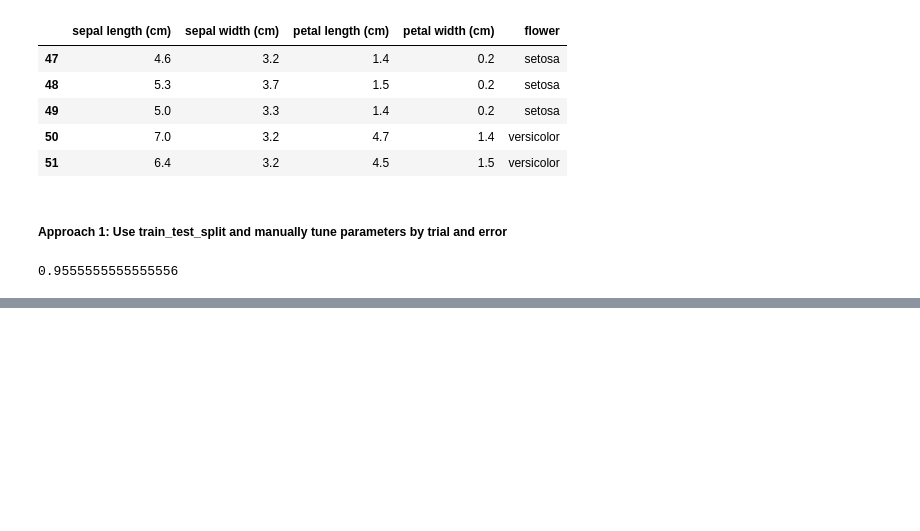
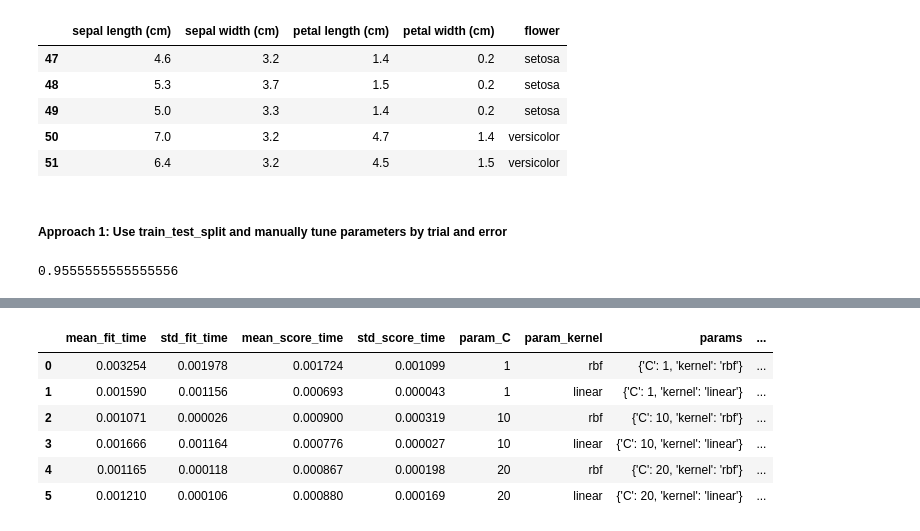
Before and after one commit to Bryankamanda/13-Hyper-parameter-Tuning-GridSearchCV-, a Jupyter notebook: Hyper parameter Tuning (GridSearchCV).ipynb, the cells around one changed output, grey strips where cells are left out. Cells and saved outputs as stored; diff of their text form; code cells hidden in the pictures; blank space fills up the shorter version.

Commit message:
parameter tuning

```diff
--- a/Hyper parameter Tuning (GridSearchCV).ipynb
+++ b/Hyper parameter Tuning (GridSearchCV).ipynb
@@ -37,0 +74,8 @@ cross_val_score(svm.SVC(kernel='linear',C=10,gamma='auto'),iris.data, iris.targe
+# %%
+from sklearn.model_selection import GridSearchCV
+clf = GridSearchCV(svm.SVC(gamma='auto'), {
+    'C': [1,10,20],
+    'kernel': ['rbf','linear']
+}, cv=5, return_train_score=False)
+clf.fit(iris.data, iris.target)
+clf.cv_results_
@@ -37,0 +100,11 @@ cross_val_score(svm.SVC(kernel='linear',C=10,gamma='auto'),iris.data, iris.targe
+# %%
+df = pd.DataFrame(clf.cv_results_)
+df
+# %% [output]
+|  | mean_fit_time | std_fit_time | mean_score_time | std_score_time | param_C | param_kernel | params | ... |
+| 0 | 0.003254 | 0.001978 | 0.001724 | 0.001099 | 1 | rbf | {'C': 1, 'kernel': 'rbf'} | ... |
+| 1 | 0.001590 | 0.001156 | 0.000693 | 0.000043 | 1 | linear | {'C': 1, 'kernel': 'linear'} | ... |
+| 2 | 0.001071 | 0.000026 | 0.000900 | 0.000319 | 10 | rbf | {'C': 10, 'kernel': 'rbf'} | ... |
+| 3 | 0.001666 | 0.001164 | 0.000776 | 0.000027 | 10 | linear | {'C': 10, 'kernel': 'linear'} | ... |
+| 4 | 0.001165 | 0.000118 | 0.000867 | 0.000198 | 20 | rbf | {'C': 20, 'kernel': 'rbf'} | ... |
+| 5 | 0.001210 | 0.000106 | 0.000880 | 0.000169 | 20 | linear | {'C': 20, 'kernel': 'linear'} | ... |
```
Also changed, not shown: parts of 17 cells of this notebook.
